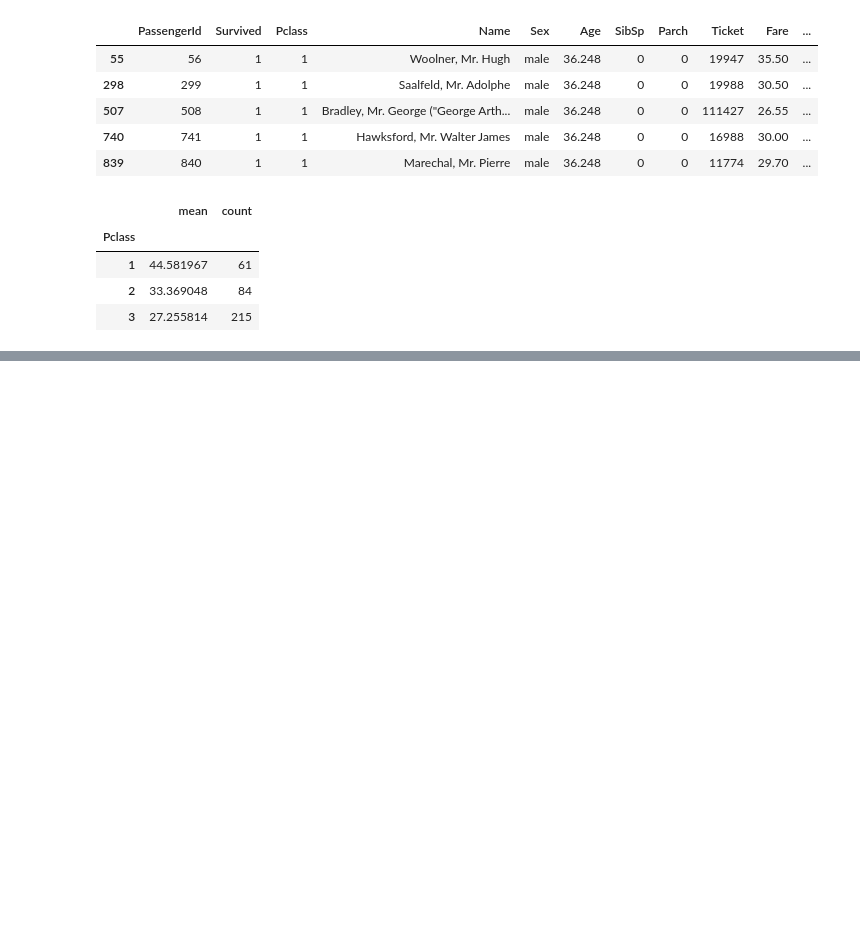
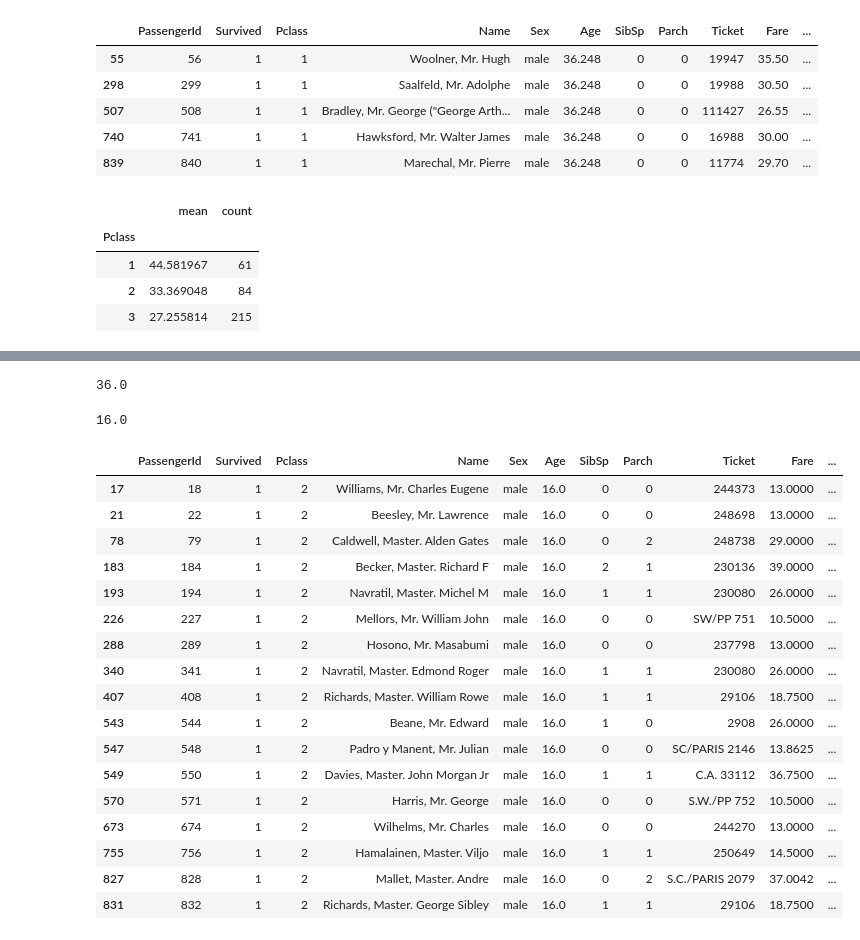
Before and after one commit to gabmata22/fundamentos-de-pandas, a Jupyter notebook: titanic.ipynb, the cells around one changed output, grey strips where cells are left out. Cells and saved outputs as stored; diff of their text form; code cells hidden in the pictures; blank space fills up the shorter version.

Commit message:
edades masculinos que sobrevivieron y no sobrevivieron

```diff
--- a/titanic.ipynb
+++ b/titanic.ipynb
@@ -495,0 +588,20 @@ df0[(df0['Sex'] == 'male') & (df0['Survived'] == 0)].groupby('Pclass')['Age'].ag
+# %%
+# promedio de edad de los pasajeros masculinos sobrevivieron y pertenecen a la clase 1
+mean_age_male_survived_first_class = df0[(df0['Age'].notnull()) & (df0['Sex'] == 'male') & (df0['Pclass'] == 1) & (df0['Survived'] == 1)]['Age'].mean()
+mean_age_male_survived_first_class = round(mean_age_male_survived_first_class, 0)
+print(mean_age_male_survived_first_class)
+# %% [output]
+36.0
+# %%
+# asignale mean_age_male_survived_first_class a la edad de los pasajeros masculinos sobrevivieron y pertenecen a la clase 1 en el df1
+df1.loc[(df1['Sex'] == 'male') & (df1['Pclass'] == 1) & (df1['Survived'] == 1), 'Age'] = mean_age_male_survived_first_class
+# %%
+# promedio de edad de los pasajeros masculinos sobrevivieron y pertenecen a la clase 2
+mean_age_male_survived_second_class = df0[(df0['Age'].notnull()) & (df0['Sex'] == 'male') & (df0['Pclass'] == 2) & (df0['Survived'] == 1)]['Age'].mean()
+mean_age_male_survived_second_class = round(mean_age_male_survived_second_class, 0)
+print(mean_age_male_survived_second_class)
+# %% [output]
+16.0
+# %%
+# asignale mean_age_male_survived_second_class a la edad de los pasajeros masculinos sobrevivieron y pertenecen a la clase 2 en el df1
+df1.loc[(df1['Sex'] == 'male') & (df1['Pclass'] == 2) & (df1['Survived'] == 1), 'Age'] = mean_age_male_survived_second_class
@@ -495,0 +610,22 @@ df0[(df0['Sex'] == 'male') & (df0['Survived'] == 0)].groupby('Pclass')['Age'].ag
+# %%
+# muestrame los pasajeros masculinos que sobrevivieron y pertenecen a la clase 2
+df1[(df1['Survived'] == 1) & (df1['Pclass'] == 2) & (df1['Sex'] == 'male')]
+# %% [output]
+|  | PassengerId | Survived | Pclass | Name | Sex | Age | SibSp | Parch | Ticket | Fare | ... |
+| 17 | 18 | 1 | 2 | Williams, Mr. Charles Eugene | male | 16.0 | 0 | 0 | 244373 | 13.0000 | ... |
+| 21 | 22 | 1 | 2 | Beesley, Mr. Lawrence | male | 16.0 | 0 | 0 | 248698 | 13.0000 | ... |
+| 78 | 79 | 1 | 2 | Caldwell, Master. Alden Gates | male | 16.0 | 0 | 2 | 248738 | 29.0000 | ... |
+| 183 | 184 | 1 | 2 | Becker, Master. Richard F | male | 16.0 | 2 | 1 | 230136 | 39.0000 | ... |
+| 193 | 194 | 1 | 2 | Navratil, Master. Michel M | male | 16.0 | 1 | 1 | 230080 | 26.0000 | ... |
+| 226 | 227 | 1 | 2 | Mellors, Mr. William John | male | 16.0 | 0 | 0 | SW/PP 751 | 10.5000 | ... |
+| 288 | 289 | 1 | 2 | Hosono, Mr. Masabumi | male | 16.0 | 0 | 0 | 237798 | 13.0000 | ... |
+| 340 | 341 | 1 | 2 | Navratil, Master. Edmond Roger | male | 16.0 | 1 | 1 | 230080 | 26.0000 | ... |
+| 407 | 408 | 1 | 2 | Richards, Master. William Rowe | male | 16.0 | 1 | 1 | 29106 | 18.7500 | ... |
+| 543 | 544 | 1 | 2 | Beane, Mr. Edward | male | 16.0 | 1 | 0 | 2908 | 26.0000 | ... |
+| 547 | 548 | 1 | 2 | Padro y Manent, Mr. Julian | male | 16.0 | 0 | 0 | SC/PARIS 2146 | 13.8625 | ... |
+| 549 | 550 | 1 | 2 | Davies, Master. John Morgan Jr | male | 16.0 | 1 | 1 | C.A. 33112 | 36.7500 | ... |
+| 570 | 571 | 1 | 2 | Harris, Mr. George | male | 16.0 | 0 | 0 | S.W./PP 752 | 10.5000 | ... |
+| 673 | 674 | 1 | 2 | Wilhelms, Mr. Charles | male | 16.0 | 0 | 0 | 244270 | 13.0000 | ... |
+| 755 | 756 | 1 | 2 | Hamalainen, Master. Viljo | male | 16.0 | 1 | 1 | 250649 | 14.5000 | ... |
+| 827 | 828 | 1 | 2 | Mallet, Master. Andre | male | 16.0 | 0 | 2 | S.C./PARIS 2079 | 37.0042 | ... |
+| 831 | 832 | 1 | 2 | Richards, Master. George Sibley | male | 16.0 | 1 | 1 | 29106 | 18.7500 | ... |
```
Also changed, not shown: parts of 49 cells of this notebook.
